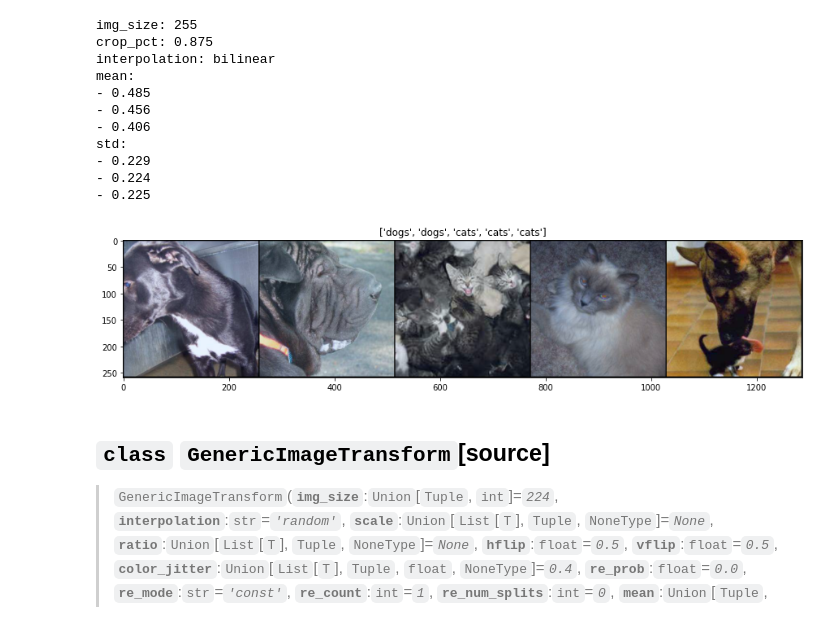
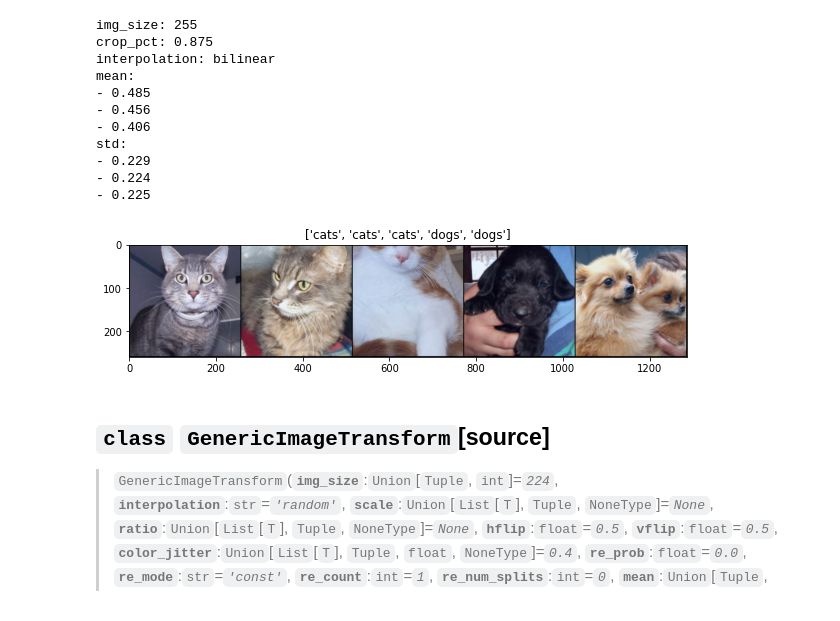
Before and after one commit to benihime91/lightning_cv, a Jupyter notebook: nbs/01a_data.transforms.ipynb, the cells around one changed output. Drawn from its saved outputs; the diff is of its cells as text; code cells hidden in the pictures.

```diff
--- a/nbs/01a_data.transforms.ipynb
+++ b/nbs/01a_data.transforms.ipynb
@@ -324,23 +324,23 @@ std:
 # %%
 # Load in Transformations
 tfms = TransformCatalog.get("ImagenetNoAugmentTransform").from_config(cfg)
 
 ds = ImageFolder(root=f"{nbdev_path}/cats_and_dogs_filtered/train",
                  loader=Loaders.get("pil_loader"),  # use PIL Loader
                  transform=tfms)
 
 dl = torch.utils.data.DataLoader(ds, batch_size=5, shuffle=True)
 
 images, targets = next(iter(dl))
 targets = targets.data.numpy()
 
 class_dict = {v:k for k,v in ds.class_to_idx.items()}
 
 # display image batch
-plt.figure(figsize=(15,15))
+plt.figure(figsize=(10,10))
 imshow_tensor(images, title=[class_dict[t] for t in targets], normalize=True);
 # %% [output]
-[figure, old version]
+[figure, new version]
 # %%
 # export
 # modified from : https://github.com/rwightman/pytorch-image-models/blob/master/timm/data/transforms_factory.py
```
Also changed, not shown: parts of 7 cells of this notebook, 1 other file.
